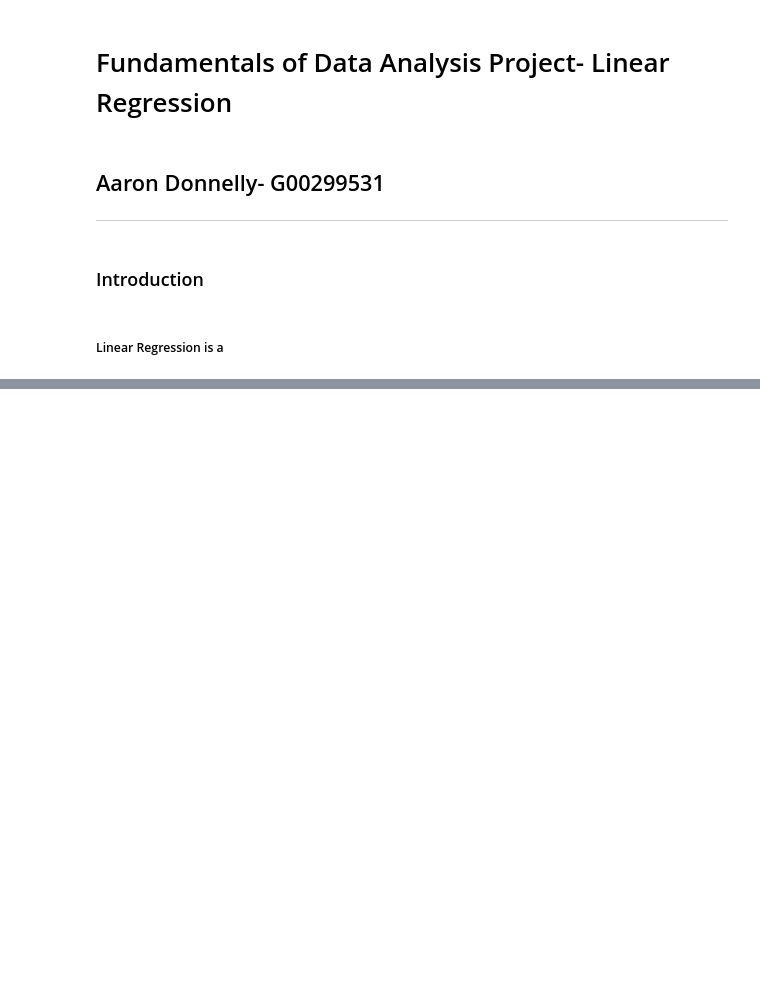
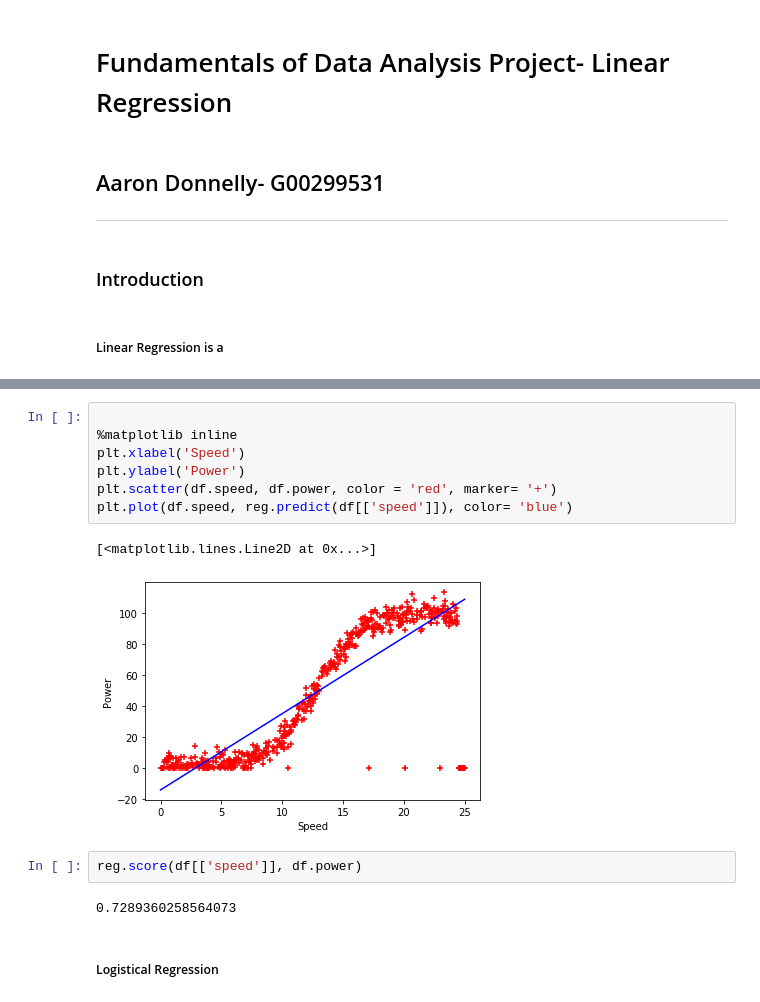
Before and after one commit to Aarondon1993/Fundamentals_Project, a Jupyter notebook: Linear Regression.ipynb, the cells around one changed output, grey strips where cells are left out. Saved outputs shown, nothing was run; the diff lists cells and outputs as text; blank space fills up the shorter version.

```diff
--- a/Linear Regression.ipynb
+++ b/Linear Regression.ipynb
@@ -65,0 +59,16 @@ np.mean((a-y_test)**2)
+# %%
+
+%matplotlib inline
+plt.xlabel('Speed')
+plt.ylabel('Power')
+plt.scatter(df.speed, df.power, color = 'red', marker= '+')
+plt.plot(df.speed, reg.predict(df[['speed']]), color= 'blue')
+# %% [output]
+[<matplotlib.lines.Line2D at 0x...>]
+[figure, added]
+# %%
+reg.score(df[['speed']], df.power)
+# %% [output]
+0.7289360258564073
+# %% [markdown]
+##### Logistical Regression
```
Also changed, not shown: parts of 13 cells of this notebook.
